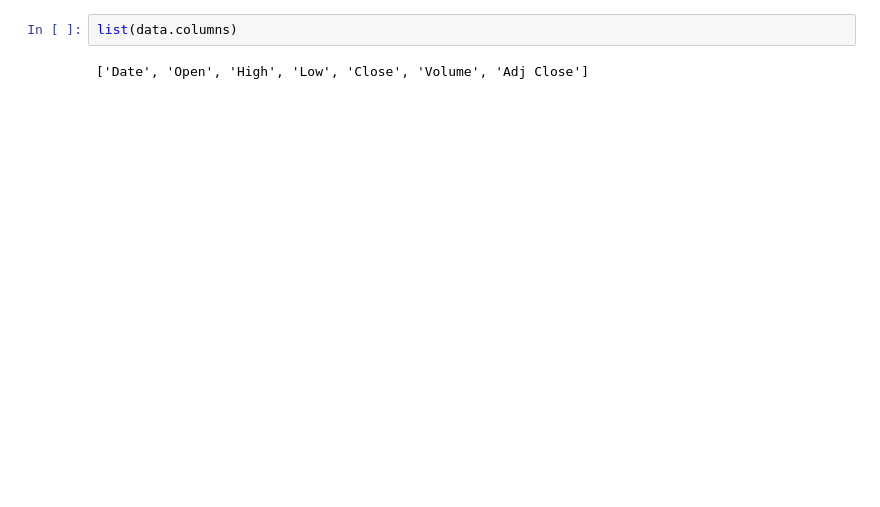
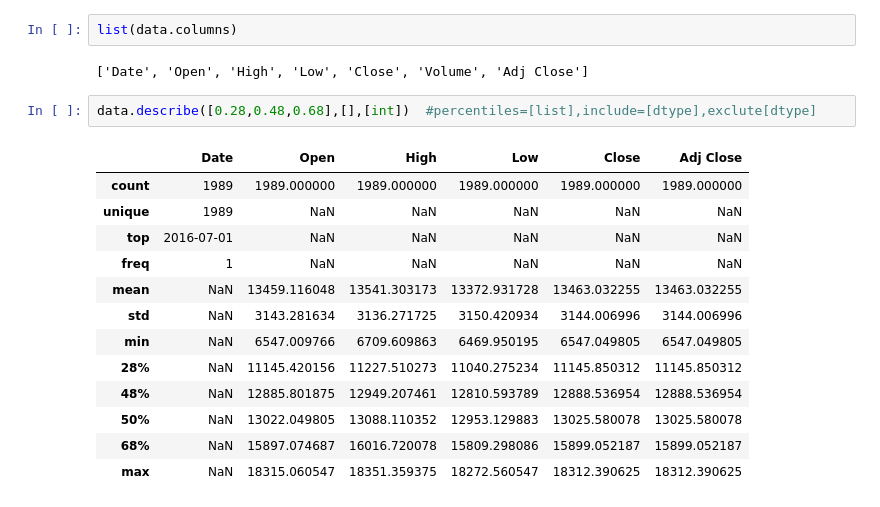
Before and after one commit to Naitikpareek123/Naitikpareek123, a Jupyter notebook: python/project3/practics.ipynb, the cells around one changed output. Cells and saved outputs as stored; diff of their text form; blank space fills up the shorter version.

```diff
--- a/python/project3/practics.ipynb
+++ b/python/project3/practics.ipynb
@@ -247,3 +247,19 @@ data.describe().transpose()   # define all summary  with transpose method
 list(data.columns)
 # %% [output]
 ['Date', 'Open', 'High', 'Low', 'Close', 'Volume', 'Adj Close']
+# %%
+data.describe([0.28,0.48,0.68],[],[int])  #percentiles=[list],include=[dtype],exclute[dtype]
+# %% [output]
+|  | Date | Open | High | Low | Close | Adj Close |
+| count | 1989 | 1989.000000 | 1989.000000 | 1989.000000 | 1989.000000 | 1989.000000 |
+| unique | 1989 | NaN | NaN | NaN | NaN | NaN |
+| top | 2016-07-01 | NaN | NaN | NaN | NaN | NaN |
+| freq | 1 | NaN | NaN | NaN | NaN | NaN |
+| mean | NaN | 13459.116048 | 13541.303173 | 13372.931728 | 13463.032255 | 13463.032255 |
+| std | NaN | 3143.281634 | 3136.271725 | 3150.420934 | 3144.006996 | 3144.006996 |
+| min | NaN | 6547.009766 | 6709.609863 | 6469.950195 | 6547.049805 | 6547.049805 |
+| 28% | NaN | 11145.420156 | 11227.510273 | 11040.275234 | 11145.850312 | 11145.850312 |
+| 48% | NaN | 12885.801875 | 12949.207461 | 12810.593789 | 12888.536954 | 12888.536954 |
+| 50% | NaN | 13022.049805 | 13088.110352 | 12953.129883 | 13025.580078 | 13025.580078 |
+| 68% | NaN | 15897.074687 | 16016.720078 | 15809.298086 | 15899.052187 | 15899.052187 |
+| max | NaN | 18315.060547 | 18351.359375 | 18272.560547 | 18312.390625 | 18312.390625 |
```
Also changed, not shown: parts of 9 cells of this notebook.
